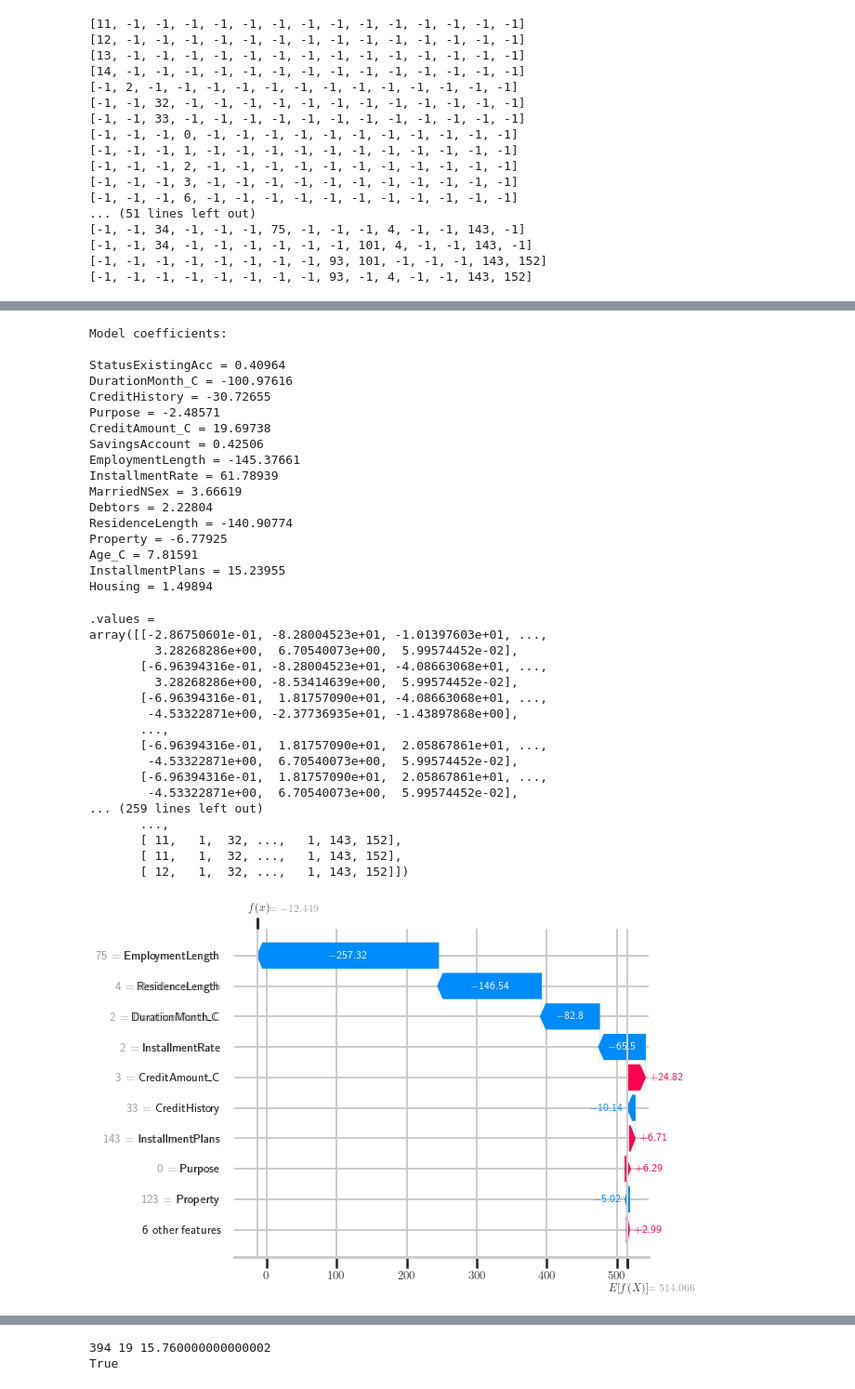
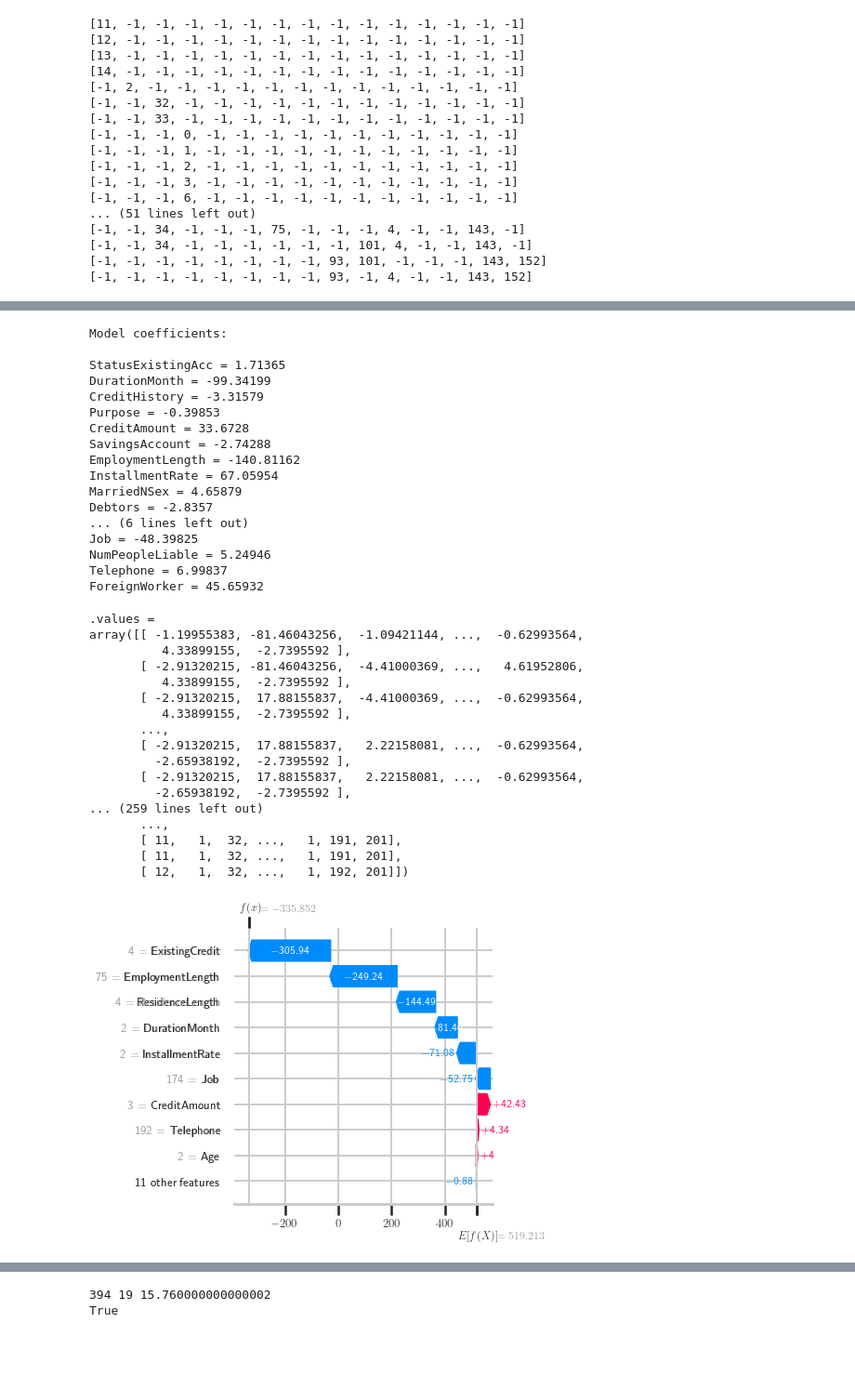
Before and after one commit to JinyangLi01/UnfairlyTreatedGroupDetection, a Jupyter notebook: Coding/Experiments/Shapley_value/shapley_value_of_groups_2_german_20220923.ipynb, the cells around one changed output, grey strips where cells are left out. Shown at 93% size. Drawn from its saved outputs; the diff is of its cells as text; code cells hidden in the pictures; blank space fills up the shorter version.

```diff
--- a/Coding/Experiments/Shapley_value/shapley_value_of_groups_2_german_20220923.ipynb
+++ b/Coding/Experiments/Shapley_value/shapley_value_of_groups_2_german_20220923.ipynb
@@ -262,6 +264,10 @@ all_attributes = ['StatusExistingAcc', 'DurationMonth_C', 'CreditHistory', 'Purp
                   'ResidenceLength', 'Property', 'Age_C', 'InstallmentPlans', 'Housing',
                   'ExistingCredit', 'Job', 'NumPeopleLiable', 'Telephone', 'ForeignWorker']
 
+all_attributes_meaningful_names = ['StatusExistingAcc', 'DurationMonth', 'CreditHistory', 'Purpose', 'CreditAmount',
+                  'SavingsAccount', 'EmploymentLength', 'InstallmentRate', 'MarriedNSex', 'Debtors',
+                  'ResidenceLength', 'Property', 'Age', 'InstallmentPlans', 'Housing',
+                  'ExistingCredit', 'Job', 'NumPeopleLiable', 'Telephone', 'ForeignWorker']
 
 
 original_data_file = r"../../../InputData/GermanCredit/GermanCredit_ranked.csv"
@@ -343,9 +349,9 @@ finish kmin
 [-1, -1, -1, 0, -1, -1, -1, -1, -1, -1, -1, 122, -1, -1, -1]
 # %%
 
-x = ranked_data[selected_attributes]
+x = ranked_data[all_attributes]
 y = ranked_data['rank']
-
+x.set_axis(all_attributes_meaningful_names, axis=1, inplace=True)
 # with sklearn
 model = LinearRegression()
 model.fit(x, y)
@@ -359,42 +365,46 @@ shap_values
 # %% [output]
 Model coefficients:
 
-StatusExistingAcc = 0.40964
-DurationMonth_C = -100.97616
-CreditHistory = -30.72655
-Purpose = -2.48571
-CreditAmount_C = 19.69738
-SavingsAccount = 0.42506
-EmploymentLength = -145.37661
-InstallmentRate = 61.78939
-MarriedNSex = 3.66619
-Debtors = 2.22804
-ResidenceLength = -140.90774
-Property = -6.77925
-Age_C = 7.81591
-InstallmentPlans = 15.23955
-Housing = 1.49894
+StatusExistingAcc = 1.71365
+DurationMonth = -99.34199
+CreditHistory = -3.31579
+Purpose = -0.39853
+CreditAmount = 33.6728
+SavingsAccount = -2.74288
+EmploymentLength = -140.81162
+InstallmentRate = 67.05954
+MarriedNSex = 4.65879
+Debtors = -2.8357
+... (6 lines left out)
+Job = -48.39825
+NumPeopleLiable = 5.24946
+Telephone = 6.99837
+ForeignWorker = 45.65932
 .values =
-array([[-2.86750601e-01, -8.28004523e+01, -1.01397603e+01, ...,
-         3.28268286e+00,  6.70540073e+00,  5.99574452e-02],
-       [-6.96394316e-01, -8.28004523e+01, -4.08663068e+01, ...,
-         3.28268286e+00, -8.53414639e+00,  5.99574452e-02],
-       [-6.96394316e-01,  1.81757090e+01, -4.08663068e+01, ...,
-        -4.53322871e+00, -2.37736935e+01, -1.43897868e+00],
+array([[ -1.19955383, -81.46043256,  -1.09421144, ...,  -0.62993564,
+          4.33899155,  -2.7395592 ],
+       [ -2.91320215, -81.46043256,  -4.41000369, ...,   4.61952806,
+          4.33899155,  -2.7395592 ],
+       [ -2.91320215,  17.88155837,  -4.41000369, ...,  -0.62993564,
+          4.33899155,  -2.7395592 ],
        ...,
-       [-6.96394316e-01,  1.81757090e+01,  2.05867861e+01, ...,
-        -4.53322871e+00,  6.70540073e+00,  5.99574452e-02],
-       [-6.96394316e-01,  1.81757090e+01,  2.05867861e+01, ...,
-        -4.53322871e+00,  6.70540073e+00,  5.99574452e-02],
+       [ -2.91320215,  17.88155837,   2.22158081, ...,  -0.62993564,
+         -2.65938192,  -2.7395592 ],
+       [ -2.91320215,  17.88155837,   2.22158081, ...,  -0.62993564,
+         -2.65938192,  -2.7395592 ],
 ... (259 lines left out)
        ...,
-       [ 11,   1,  32, ...,   1, 143, 152],
-       [ 11,   1,  32, ...,   1, 143, 152],
-       [ 12,   1,  32, ...,   1, 143, 152]])
+       [ 11,   1,  32, ...,   1, 191, 201],
+       [ 11,   1,  32, ...,   1, 191, 201],
+       [ 12,   1,  32, ...,   1, 192, 201]])
-# %%
-shap.plots.waterfall(shap_values[0])
-# %% [output]
-[figure, removed]
+# %%
+shap.plots.waterfall(shap_values[0], show=False)
+f = plt.gcf()
+# f.set_tight_layout(True)
+plt.tight_layout()
+f.savefig(r"german_shap_globalbounds.png")
+# %% [output]
+[figure, added]
 # %%
 another_group = [-1, -1, 34, -1, -1, -1, -1, -1, -1, -1, -1, -1, -1, -1, -1, -1, -1, -1, -1, -1]
 print(check_another_group_global_bounds(another_group, ranked_data, selected_attributes, thc, Lowerbounds, k))
```
Also changed, not shown: parts of 4 cells of this notebook, 11 other files.
